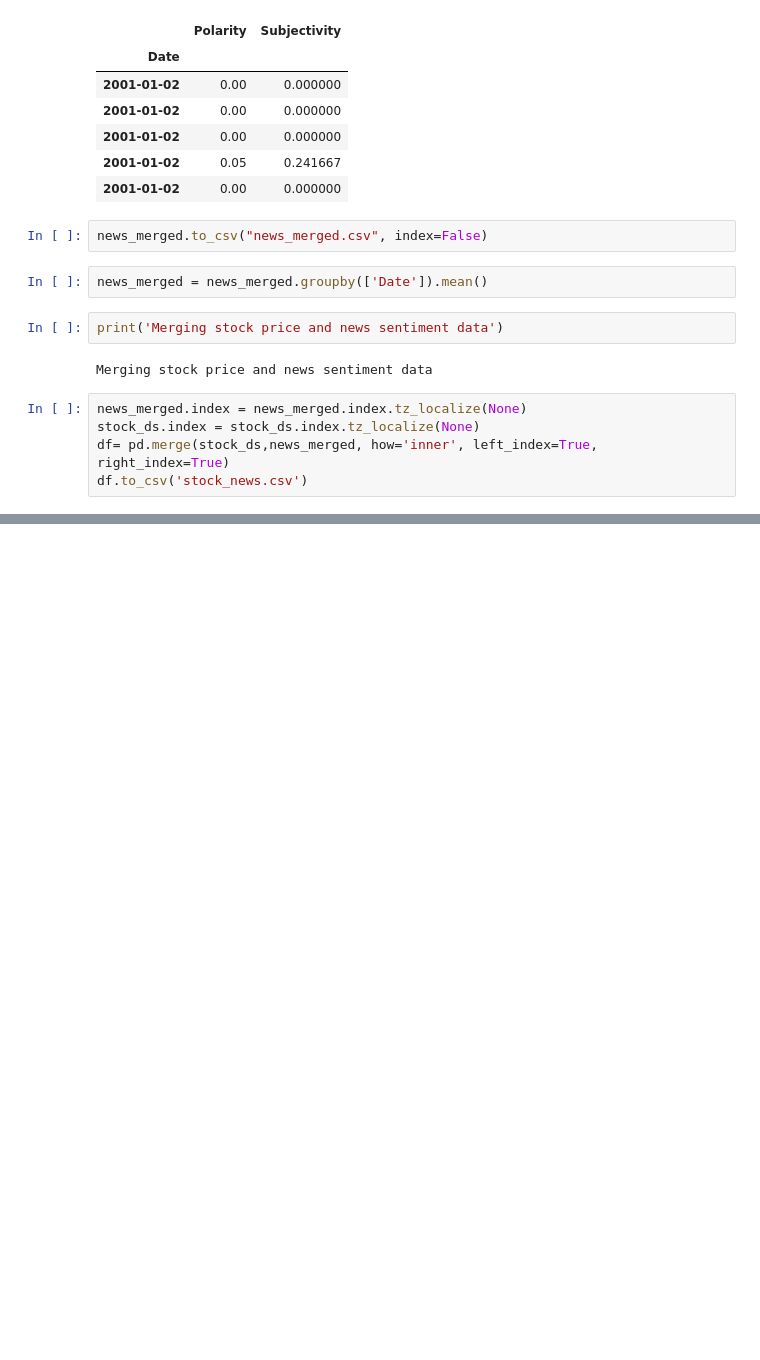
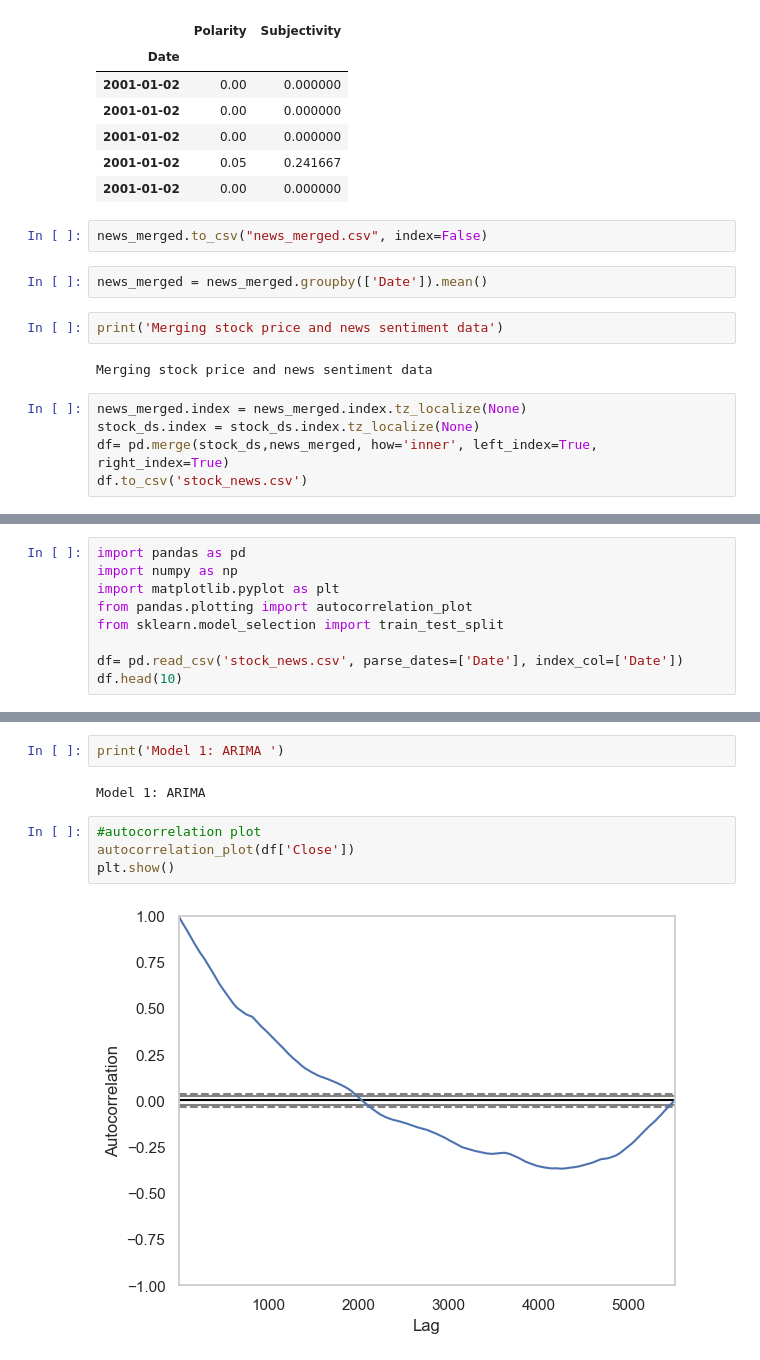
Before and after one commit to hossaintaufiq/StockPricePrediction, a Jupyter notebook: Stock_Price_Prediction.ipynb, the cells around one changed output, grey strips where cells are left out. Drawn from its saved outputs; the diff is of its cells as text; blank space fills up the shorter version.

Commit message:
Arima model

```diff
--- a/Stock_Price_Prediction.ipynb
+++ b/Stock_Price_Prediction.ipynb
@@ -465,0 +470,9 @@ df.to_csv('stock_news.csv')
+# %%
+import pandas as pd
+import numpy as np
+import matplotlib.pyplot as plt
+from pandas.plotting import autocorrelation_plot
+from sklearn.model_selection import train_test_split
+
+df= pd.read_csv('stock_news.csv', parse_dates=['Date'], index_col=['Date'])
+df.head(10)
@@ -465,0 +492,10 @@ df.to_csv('stock_news.csv')
+# %%
+print('Model 1: ARIMA ')
+# %% [output]
+Model 1: ARIMA
+# %%
+#autocorrelation plot
+autocorrelation_plot(df['Close'])
+plt.show()
+# %% [output]
+[figure, added]
```
Also changed, not shown: parts of 3 cells of this notebook.
